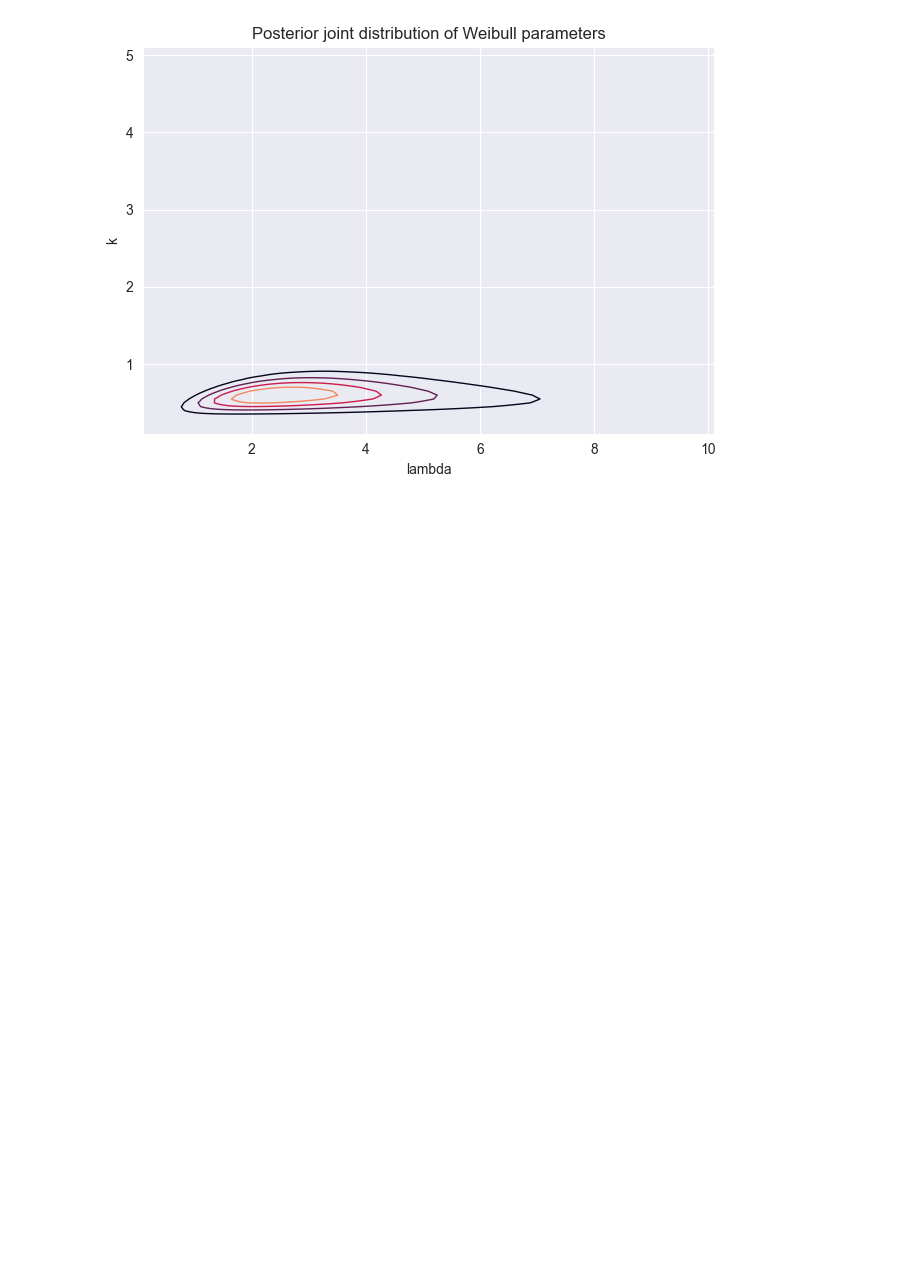
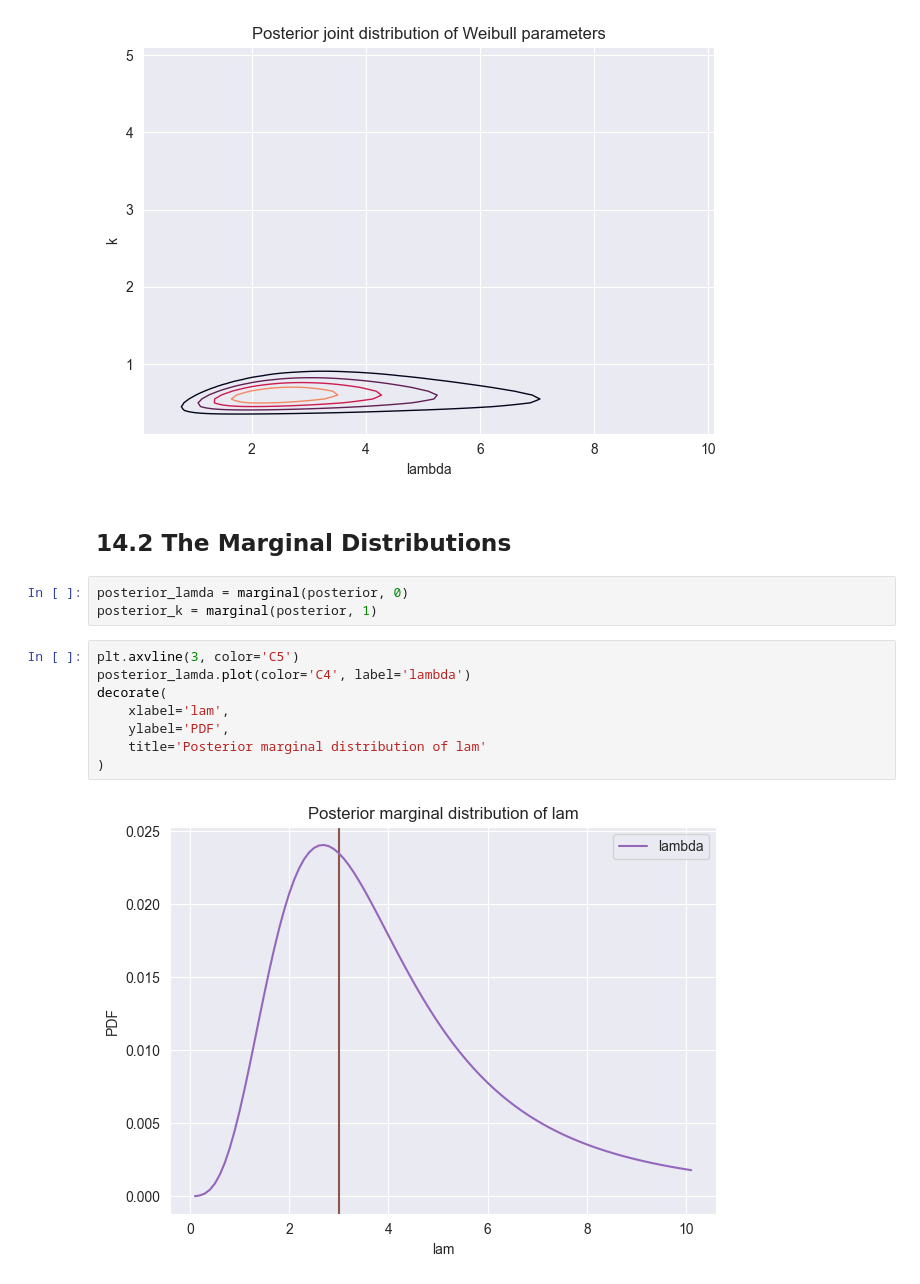
Before and after one commit to Xupeiyi/think-bayes, a Jupyter notebook: chapter14.ipynb, the cells around one changed output. Drawn from its saved outputs; the diff is of its cells as text; blank space fills up the shorter version.

```diff
--- a/chapter14.ipynb
+++ b/chapter14.ipynb
@@ -72,3 +82,18 @@ plot_contour(posterior)
 decorate(title='Posterior joint distribution of Weibull parameters')
 # %% [output]
 [figure]
+# %% [markdown]
+## 14.2 The Marginal Distributions
+# %%
+posterior_lamda = marginal(posterior, 0)
+posterior_k = marginal(posterior, 1)
+# %%
+plt.axvline(3, color='C5')
+posterior_lamda.plot(color='C4', label='lambda')
+decorate(
+    xlabel='lam',
+    ylabel='PDF',
+    title='Posterior marginal distribution of lam'
+)
+# %% [output]
+[figure, added]
```
Also changed, not shown: parts of 8 cells of this notebook.
